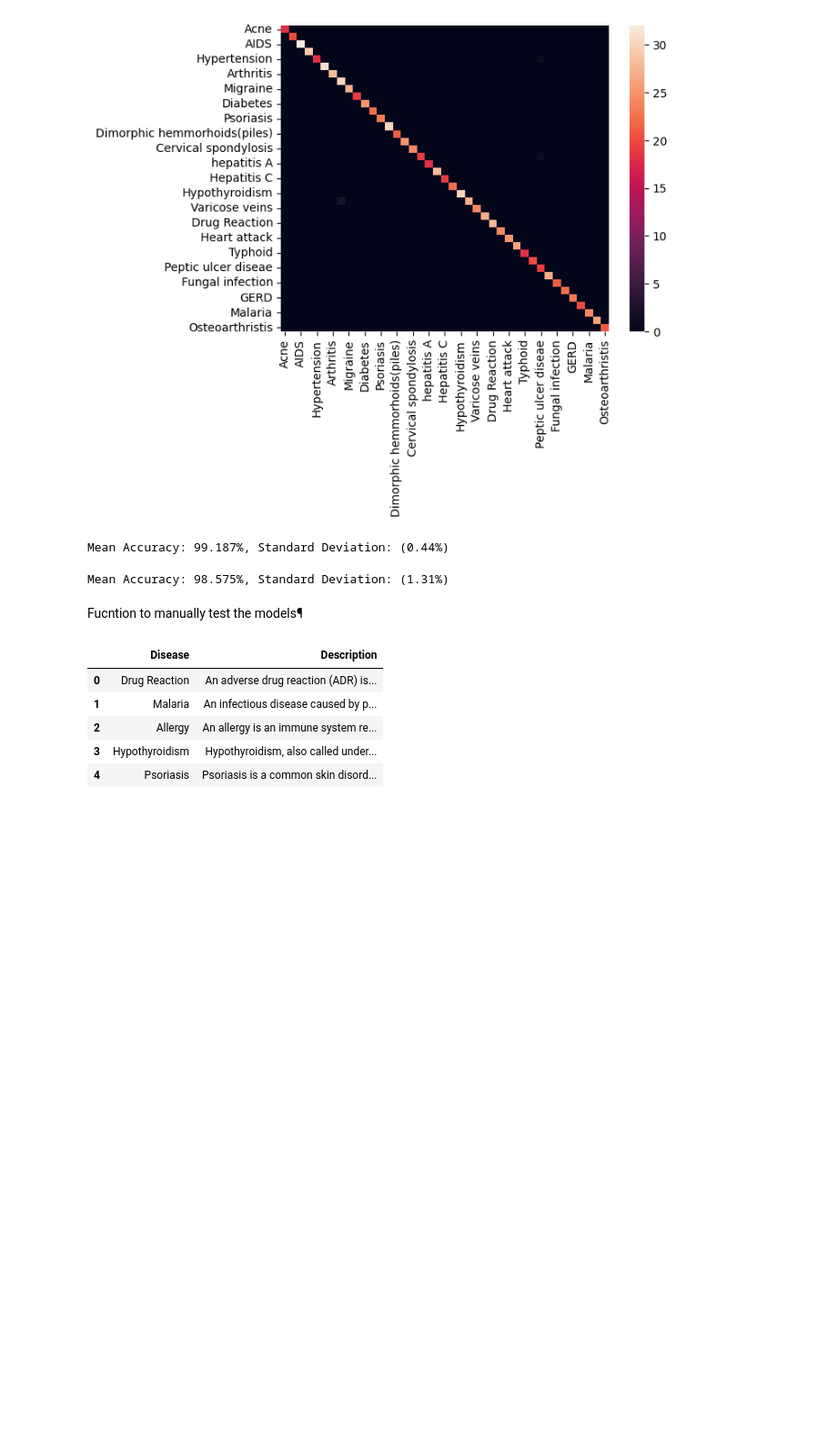
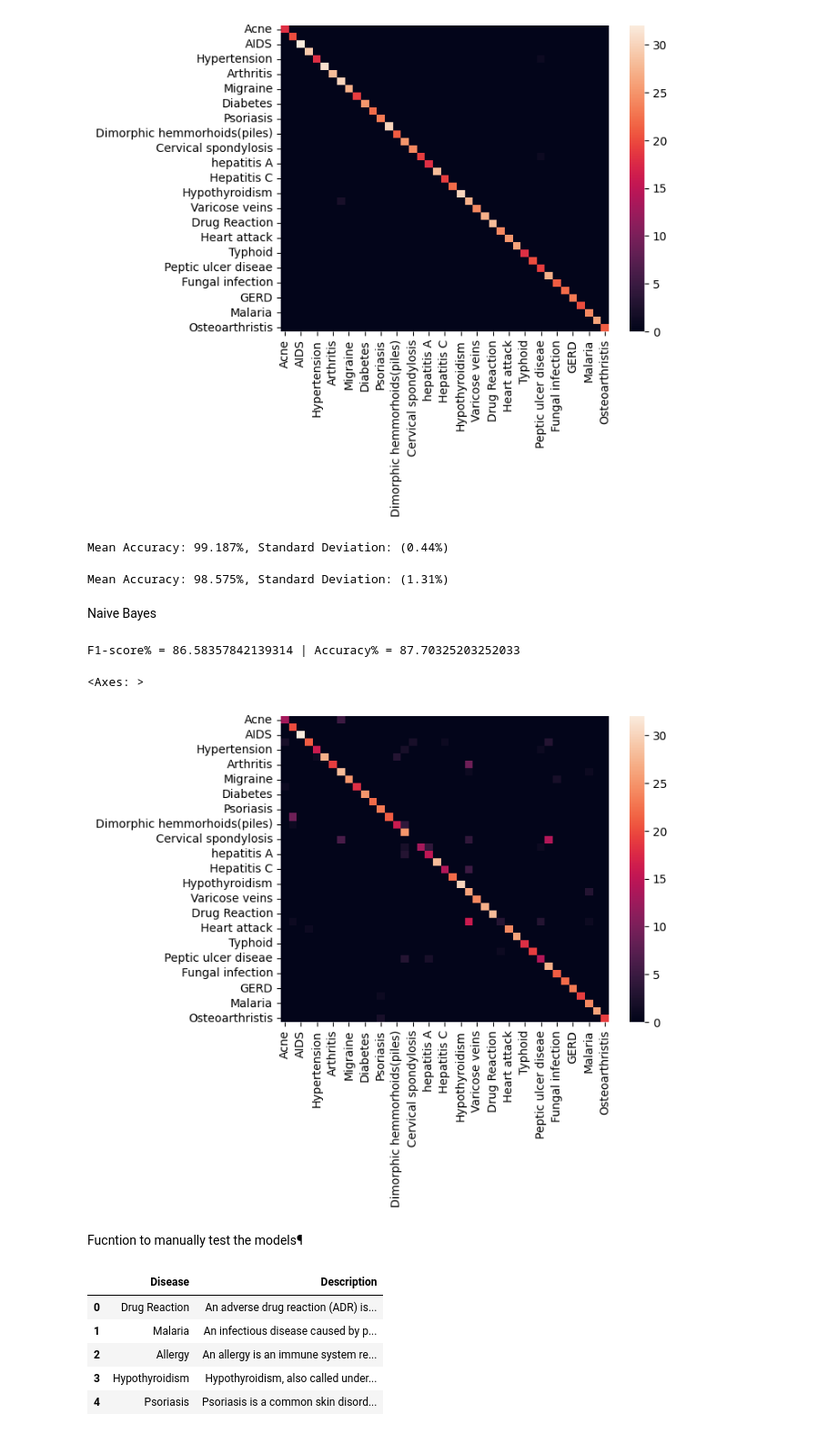
Before and after one commit to aashish2143/doctor-appointment, a Jupyter notebook: notebook/Disease Prediction V.2.ipynb, the cells around one changed output. Shown: that part at 91% size. Drawn from its saved outputs; the diff is of its cells as text; code cells hidden in the pictures; blank space fills up the shorter version.

```diff
--- a/notebook/Disease Prediction V.2.ipynb
+++ b/notebook/Disease Prediction V.2.ipynb
@@ -343,6 +343,21 @@ pd.DataFrame(rnd_forest_test,columns=['Scores'])
 print("Mean Accuracy: %.3f%%, Standard Deviation: (%.2f%%)" % (rnd_forest_test.mean()*100.0, rnd_forest_test.std()*100.0))
 # %% [output]
 Mean Accuracy: 98.575%, Standard Deviation: (1.31%)
+# %% [markdown]
+Naive Bayes
+# %%
+gnb_NB = GaussianNB()
+# %%
+gnb_NB.fit(x_train, y_train)
+preds=gnb_NB.predict(x_test)
+conf_mat = confusion_matrix(y_test, preds)
+df_cm = pd.DataFrame(conf_mat, index=df['Disease'].unique(), columns=df['Disease'].unique())
+print('F1-score% =', f1_score(y_test, preds, average='macro')*100, '|', 'Accuracy% =', accuracy_score(y_test, preds)*100)
+sns.heatmap(df_cm)
+# %% [output]
+F1-score% = 86.58357842139314 | Accuracy% = 87.70325203252033
+<Axes: >
+[figure, added]
 # %% [markdown]
 Fucntion to manually test the models¶
 # %%
```
Also changed, not shown: parts of 4 cells of this notebook, 2 other files.
